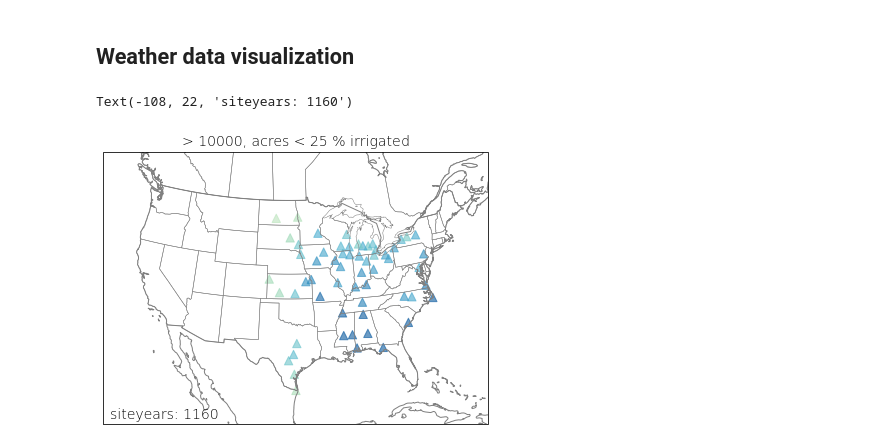
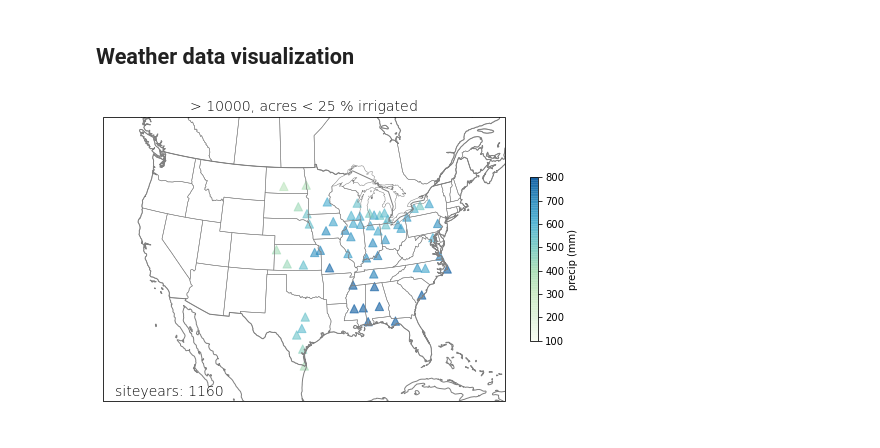
Before and after one commit to jennhsiao/upscale, a Jupyter notebook: notebooks/viz_wea.ipynb, the cells around one changed output. Cells and saved outputs as stored; diff of their text form; code cells hidden in the pictures.

```diff
--- a/notebooks/viz_wea.ipynb
+++ b/notebooks/viz_wea.ipynb
@@ -29,25 +29,25 @@ df_wea_summary = pd.merge(df_wea_grouped, df_sites, on='site')
 # %%
 area = 10000/2.47
 irri = 25
 
 # Map out simulation sites
 extent = [-123, -72, 19, 53]
-fig = plt.figure(figsize=(7,5))
+fig = plt.figure(figsize=(9,6))
 ax = fig.add_subplot(1,1,1, projection=ccrs.AlbersEqualArea(
     central_latitude=39.5, central_longitude=-98.35))
-ax.scatter(df_wea_summary.lon, df_wea_all.lat,
-           transform=ccrs.PlateCarree(), s=70, marker='^',
-           c=df_wea_summary.precip, cmap=GnBu_8.mpl_colormap,
-           vmin=100, vmax=800, alpha=0.6)
+mp = ax.scatter(df_wea_summary.lon, df_wea_summary.lat,
+                transform=ccrs.PlateCarree(), s=70, marker='^',
+                c=df_wea_summary.precip, cmap=GnBu_8.mpl_colormap,
+                vmin=100, vmax=800, alpha=0.6)
 ax.set_extent(extent)
 ax.add_feature(cfeature.COASTLINE, edgecolor='grey')
 ax.add_feature(cfeature.BORDERS, edgecolor='grey')
 ax.add_feature(cfeature.STATES, edgecolor='grey', linewidth=0.5)
 ax.set_title(f'> {int(area*2.47)}, acres < {irri} % irrigated',
              fontweight='light', fontsize=14)
 ax.text(-108, 22, f'siteyears: {df_siteyears.shape[0]}',
         horizontalalignment='right', transform=ccrs.PlateCarree(),
         fontweight='light', fontsize=14)
+cbar = fig.colorbar(mp, shrink=0.5, label='precip (mm)')
 # %% [output]
-Text(-108, 22, 'siteyears: 1160')
-[figure, old version]
+[figure, new version]
```
Also changed, not shown: parts of 1 cell of this notebook, 5 other files.
